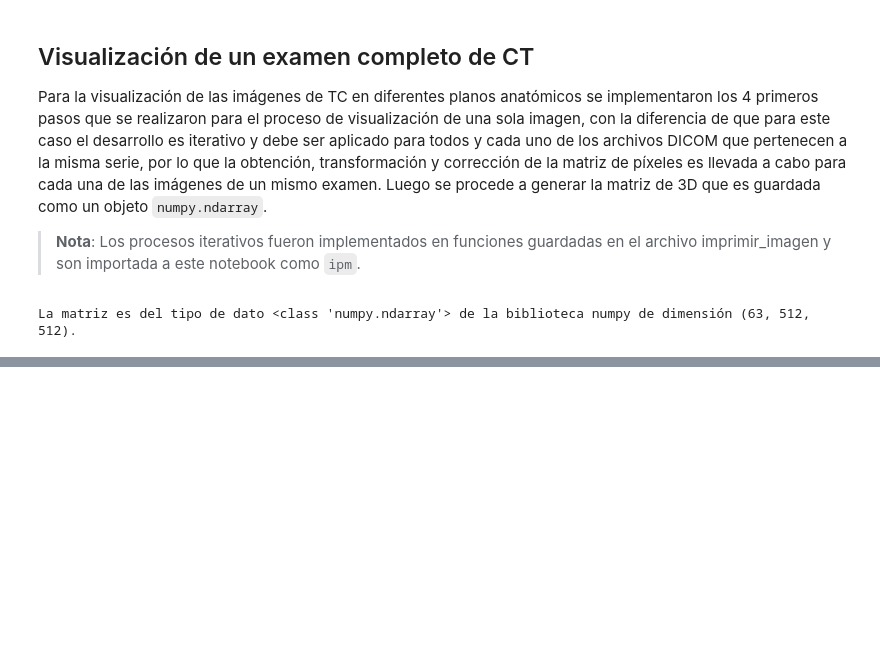
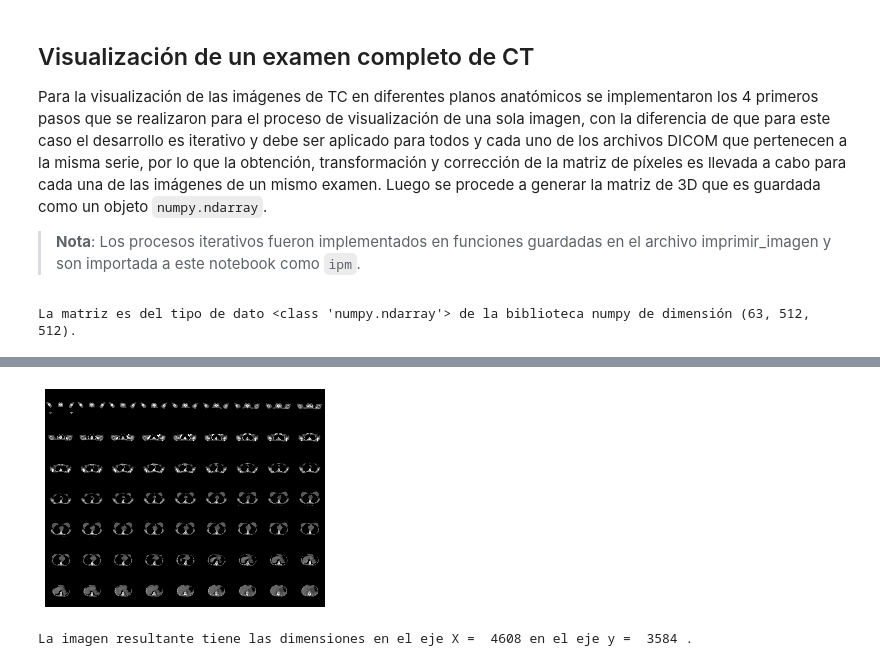
Before and after one commit to jennifer95/visualizacion-segmentacion-pulmonar-DICOM-python, a Jupyter notebook: Visualización de imágenes DICOM.ipynb, the cells around one changed output, grey strips where cells are left out. Saved outputs shown, nothing was run; the diff lists cells and outputs as text; code cells hidden in the pictures; blank space fills up the shorter version.

Commit message:
Notebook que permite la visualizacion de imagenes DICOM

```diff
--- a/Visualización de imágenes DICOM.ipynb
+++ b/Visualización de imágenes DICOM.ipynb
@@ -236,7 +236,8 @@ Luego se procede a generar la matriz de 3D que es guardada como un objeto `numpy
 >**Nota**: Los procesos iterativos fueron implementados en funciones guardadas en el archivo imprimir_imagen y son importada a este notebook como `ipm`.
 # %%
 ruta = 'datos-torax-A/paciente3-A'
-imagen = imp.extrac_matrix(imp.load_scan(ruta)) # cargamos las imágenes
+slices = imp.load_scan(ruta)
+imagen = imp.extrac_matrix(slices) # cargamos las imágenes
 imagen =  imp.remov_cama(imagen) # funcion que remueve la camilla
 print(f"La matriz es del tipo de dato {type(imagen)} de la biblioteca numpy de dimensión {imagen.shape}.")
 # %% [output]
@@ -256,0 +298,12 @@ print('InstanceNumber = ', slices[0].InstanceNumber)
+# %%
+min_filas = 5
+nombre_img = ruta_salida + 'mult2.png'
+imp.visualizar_pantalla_mult_ax_fun(ruta, min_filas, nombre_img, 1000 )
+# %% [output]
+[figure, added]
+# %%
+image = PIL.Image.open(nombre_img)
+width, height = image.size
+print('La imagen resultante tiene las dimensiones en el eje X = ' ,width,'en el eje y = ' ,height, '.')
+# %% [output]
+La imagen resultante tiene las dimensiones en el eje X =  4608 en el eje y =  3584 .
```
Also changed, not shown: parts of 14 cells of this notebook.
